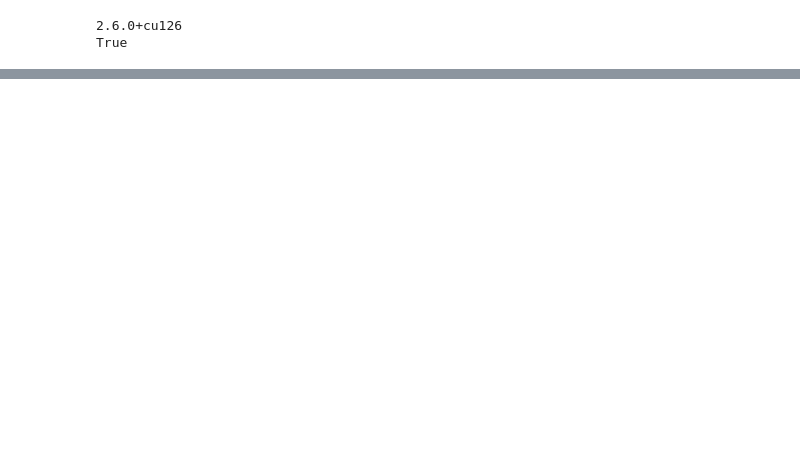
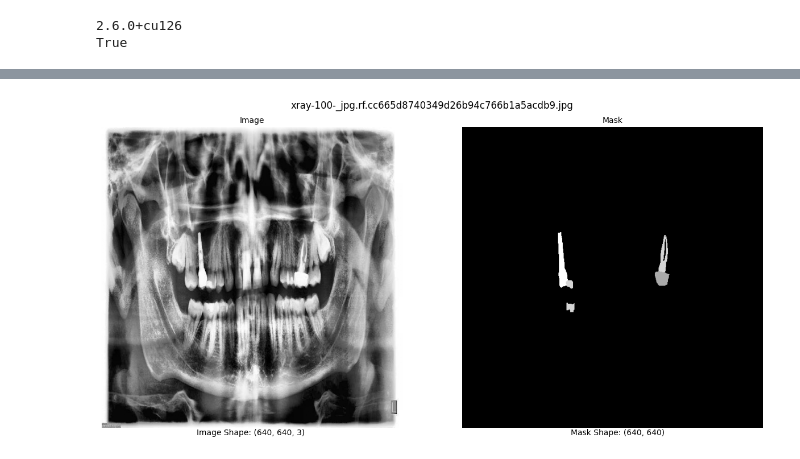
Before and after one commit to OSmith132/Automated-Dental-Segmentation, a Jupyter notebook: main.ipynb, the cells around one changed output, grey strips where cells are left out. Drawn from its saved outputs; the diff is of its cells as text; code cells hidden in the pictures; blank space fills up the shorter version.

```diff
--- a/main.ipynb
+++ b/main.ipynb
@@ -315,0 +115,5 @@ print(mask_df)
+# %%
+# Visualise Output
+test_dataset.show_image_mask(image_idx)
+# %% [output]
+[figure, added]
```
Also changed, not shown: parts of 16 cells of this notebook, 3 other files.
